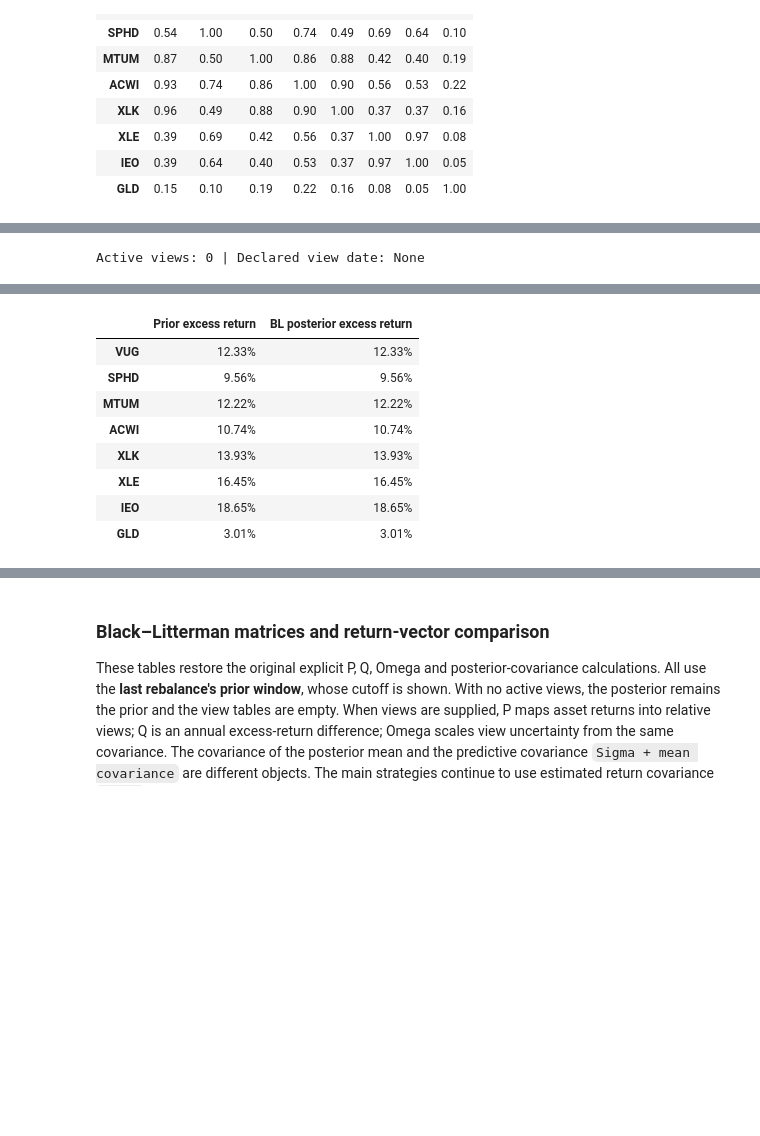
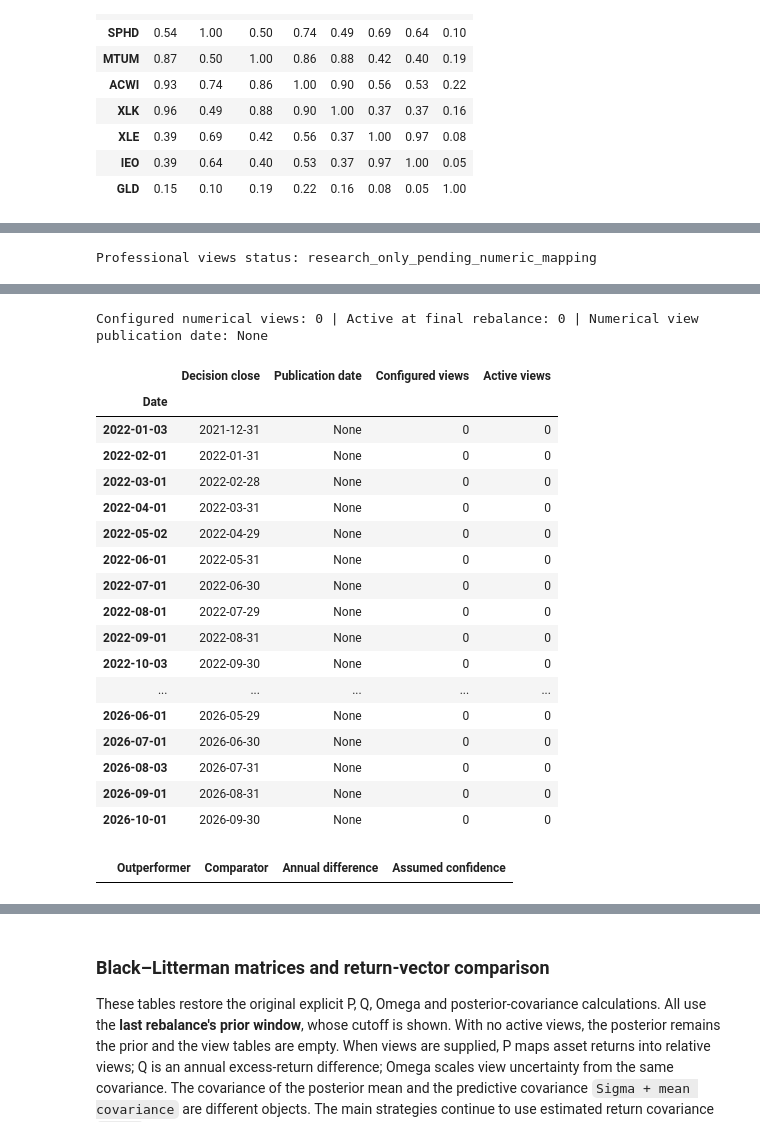
Before and after one commit to reishin0/quant-portfolio-research, a Jupyter notebook: portfolio_construction.ipynb, the cells around one changed output, grey strips where cells are left out. Cells and saved outputs as stored; diff of their text form; code cells hidden in the pictures; blank space fills up the shorter version.

Commit message:
Refresh factor data and enforce publication dates for portfolio views

```diff
--- a/portfolio_construction.ipynb
+++ b/portfolio_construction.ipynb
@@ -786,6 +786,9 @@ def analyze(prices, annual_rf=0.03, max_weight=0.35, training_days=504,
     Each target allocation is fitted only with returns strictly before its
     rebalance date. Targets are held between month starts, asset weights drift
     with returns, and one-way turnover is charged at the stated basis-point rate.
+    Dated views enter only when the preceding observed close is strictly after
+    their publication date. Date-only sources are treated as available after
+    that entire day; the monthly schedule is not changed to force activation.
     """
     if not isinstance(training_days, int) or training_days < 252:
         raise ValueError('TRAINING_DAYS must be an integer of at least 252.')
@@ -794,9 +797,23 @@ def analyze(prices, annual_rf=0.03, max_weight=0.35, training_days=504,
     if not np.isfinite(annual_short_borrow_bps) or annual_short_borrow_bps < 0:
         raise ValueError('ANNUAL_SHORT_BORROW_BPS must be a finite nonnegative number.')
 
+    configured_views = [] if investor_views is None else list(investor_views)
+    publication_date = None
+    if configured_views:
+        try:
+            parsed = datetime.strptime(views_as_of, '%Y-%m-%d')
+            if parsed.strftime('%Y-%m-%d') != views_as_of:
+                raise ValueError('Noncanonical date')
+            publication_date = pd.Timestamp(parsed)
+        except (TypeError, ValueError) as exc:
+            raise ValueError('Nonempty investor views require VIEWS_AS_OF in YYYY-MM-DD format.') from exc
+
     returns = aligned_returns(prices)
     if len(returns) <= training_days:
         raise ValueError('The aligned history must contain observations after TRAINING_DAYS.')
+    # Validate configured views even if their date lies beyond the sample.
+    black_litterman(returns.iloc[:training_days][ASSETS].cov() * PERIODS_PER_YEAR,
+                   views=configured_views)
     assets = returns[ASSETS]
     benchmark = returns[BENCHMARK]
     evaluation = returns.iloc[training_days:]
@@ -811,6 +828,7 @@ def analyze(prices, annual_rf=0.03, max_weight=0.35, training_days=504,
     net_dates = []
     target_records = []
     turnover_records = []
+    view_records = []
     borrow_cost_totals = {name: 0.0 for name in methods}
     last_fit = None
     cost_rate = transaction_cost_bps / 10_000
@@ -823,7 +841,15 @@ def analyze(prices, annual_rf=0.03, max_weight=0.35, training_days=504,
         train = returns.iloc[:start_position]
         test = returns.iloc[start_position:stop_position]
         covariance = train[ASSETS].cov() * PERIODS_PER_YEAR
-        prior, posterior, views = black_litterman(covariance, views=investor_views)
+        decision_close = train.index[-1]
+        eligible = (publication_date is not None
+                    and decision_close.normalize() > publication_date)
+        active_views = configured_views if eligible else []
+        prior, posterior, views = black_litterman(covariance, views=active_views)
+        view_records.append({'Date': test.index[0], 'Decision close': decision_close,
+                             'Publication date': views_as_of if configured_views else None,
+                             'Configured views': len(configured_views),
+                             'Active views': len(active_views)})
         targets = optimize_weights(posterior, covariance, train[ASSETS],
                                    train[BENCHMARK], max_weight)
         targets['Higher-moment utility'] = higher_moment_weights(
@@ -897,7 +923,9 @@ def analyze(prices, annual_rf=0.03, max_weight=0.35, training_days=504,
                 transaction_cost_bps=transaction_cost_bps,
                 annual_short_borrow_bps=annual_short_borrow_bps,
                 kelly_fraction=kelly_fraction, bab_gross_limit=bab_gross_limit,
-                views_as_of=views_as_of if investor_views else None)
+                views_as_of=views_as_of if configured_views else None,
+                configured_view_count=len(configured_views),
+                view_history=pd.DataFrame(view_records).set_index('Date'))
 # %% [markdown]
 ## 4. Fit and evaluate the portfolio methods
 
@@ -963,7 +1010,18 @@ selection; extended history does not establish prospective performance.
 # %%
-print("Active views:", len(INVESTOR_VIEWS), "| Declared view date:", VIEWS_AS_OF)
+view_evidence_path = Path("data/professional_views_20261009.json")
+view_evidence = json.loads(view_evidence_path.read_text(encoding="utf-8"))
+provenance["professional_view_evidence_sha256"] = file_sha256(view_evidence_path)
+print("Professional views status:", view_evidence["status"])
+display(pd.DataFrame([{
+    "Source": s["title"], "Publication date": s["publication_date"],
+    "Source URL": s["url"], "Assessment": s.get("mapping_decision", s.get("note"))
+} for s in view_evidence["sources"]]))
+print("Configured numerical views:", result["configured_view_count"],
+      "| Active at final rebalance:", len(result["views"]),
+      "| Numerical view publication date:", result["views_as_of"])
+display(result["view_history"])
 display(result["views"].style.format({"Annual difference": "{:.1%}", "Assumed confidence": "{:.0%}"}))
 display(pd.DataFrame({"Prior excess return": result["prior"],
                       "BL posterior excess return": result["posterior"]}).style.format("{:.2%}"))
 # %% [output]
-Active views: 0 | Declared view date: None
+Professional views status: research_only_pending_numeric_mapping
@@ -971,9 +1031,20 @@ Active views: 0 | Declared view date: None
+Configured numerical views: 0 | Active at final rebalance: 0 | Numerical view publication date: None
-|  | Prior excess return | BL posterior excess return |
-| VUG | 12.33% | 12.33% |
-| SPHD | 9.56% | 9.56% |
-| MTUM | 12.22% | 12.22% |
-| ACWI | 10.74% | 10.74% |
-| XLK | 13.93% | 13.93% |
-| XLE | 16.45% | 16.45% |
-| IEO | 18.65% | 18.65% |
-| GLD | 3.01% | 3.01% |
+|  | Decision close | Publication date | Configured views | Active views |
+| Date |  |  |  |  |
+| 2022-01-03 | 2021-12-31 | None | 0 | 0 |
+| 2022-02-01 | 2022-01-31 | None | 0 | 0 |
+| 2022-03-01 | 2022-02-28 | None | 0 | 0 |
+| 2022-04-01 | 2022-03-31 | None | 0 | 0 |
+| 2022-05-02 | 2022-04-29 | None | 0 | 0 |
+| 2022-06-01 | 2022-05-31 | None | 0 | 0 |
+| 2022-07-01 | 2022-06-30 | None | 0 | 0 |
+| 2022-08-01 | 2022-07-29 | None | 0 | 0 |
+| 2022-09-01 | 2022-08-31 | None | 0 | 0 |
+| 2022-10-03 | 2022-09-30 | None | 0 | 0 |
+| ... | ... | ... | ... | ... |
+| 2026-06-01 | 2026-05-29 | None | 0 | 0 |
+| 2026-07-01 | 2026-06-30 | None | 0 | 0 |
+| 2026-08-03 | 2026-07-31 | None | 0 | 0 |
+| 2026-09-01 | 2026-08-31 | None | 0 | 0 |
+| 2026-10-01 | 2026-09-30 | None | 0 | 0 |
+|  | Outperformer | Comparator | Annual difference | Assumed confidence |
```
Also changed, not shown: parts of 18 cells of this notebook, 15 other files.
